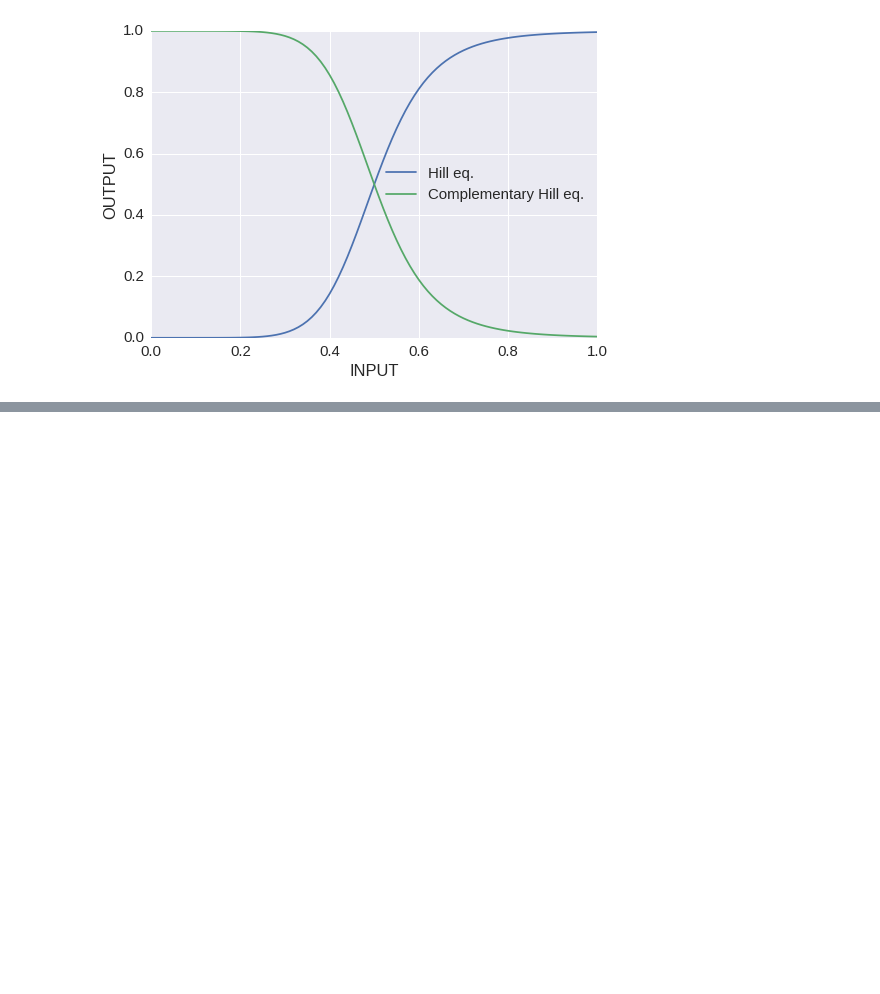
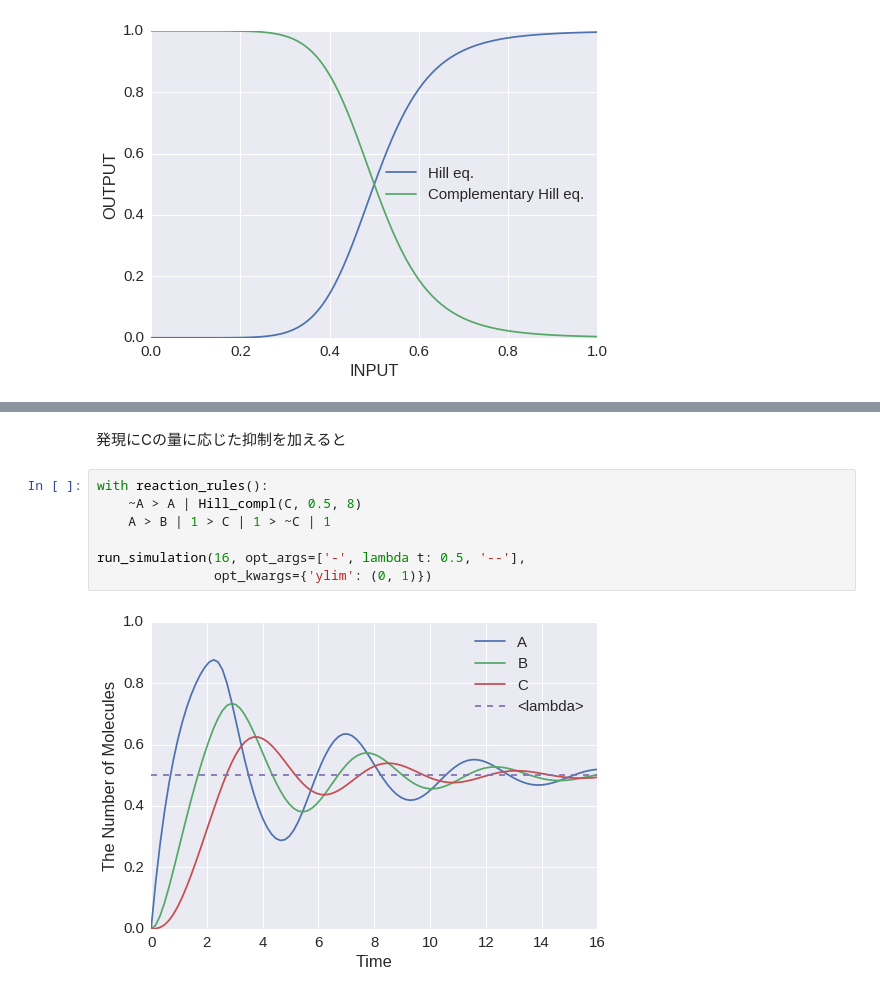
Before and after one commit to kozo2/ecell4-lectures, a Jupyter notebook: lecture2.ipynb, the cells around one changed output, grey strips where cells are left out. Cells and saved outputs as stored; diff of their text form; blank space fills up the shorter version.

```diff
--- a/lecture2.ipynb
+++ b/lecture2.ipynb
@@ -179,0 +229,11 @@ plt.show()
+# %% [markdown]
+発現にCの量に応じた抑制を加えると
+# %%
+with reaction_rules():
+    ~A > A | Hill_compl(C, 0.5, 8)
+    A > B | 1 > C | 1 > ~C | 1
+
+run_simulation(16, opt_args=['-', lambda t: 0.5, '--'],
+               opt_kwargs={'ylim': (0, 1)})
+# %% [output]
+[figure, added]
```
Also changed, not shown: parts of 17 cells of this notebook.
